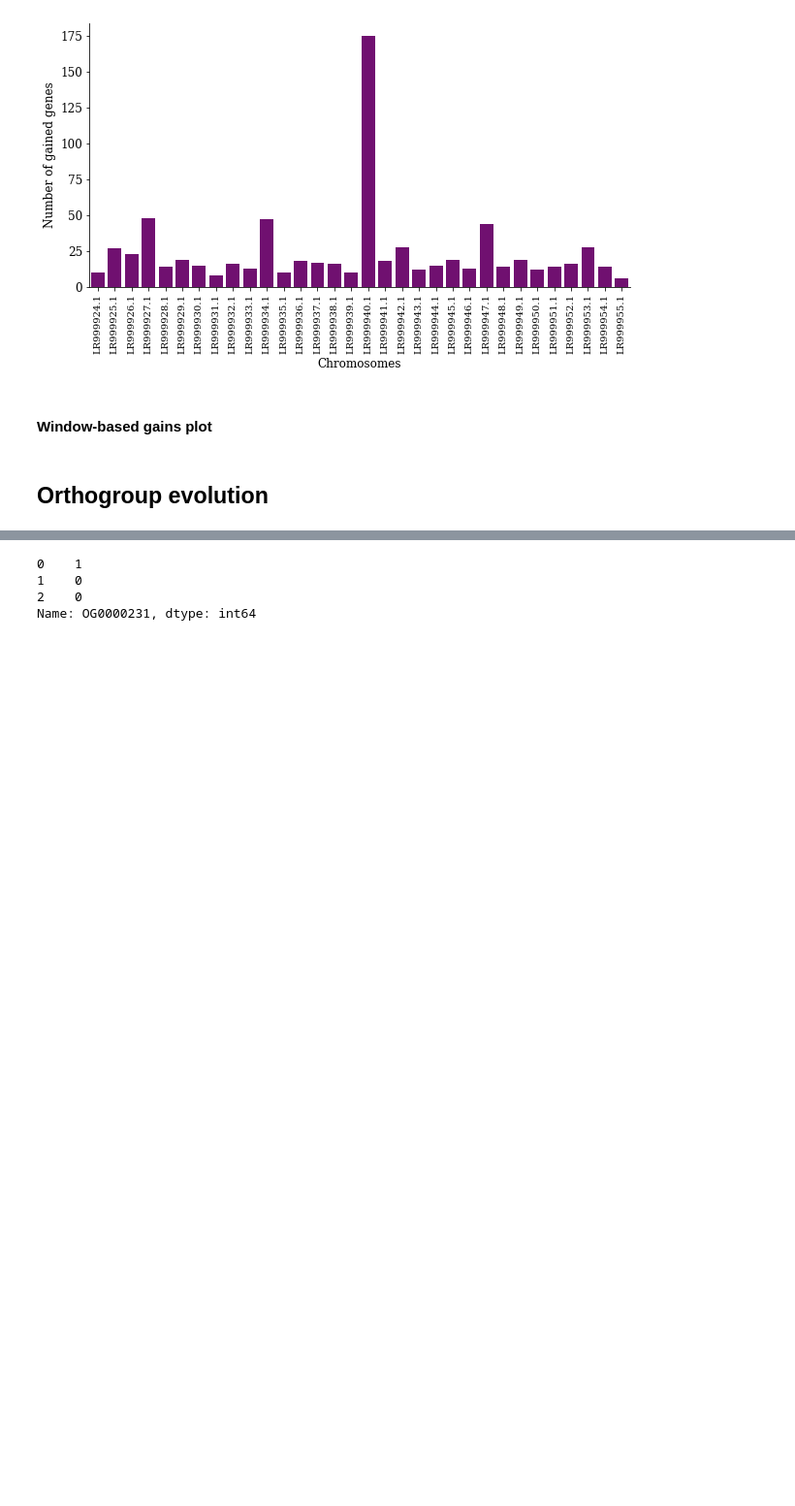
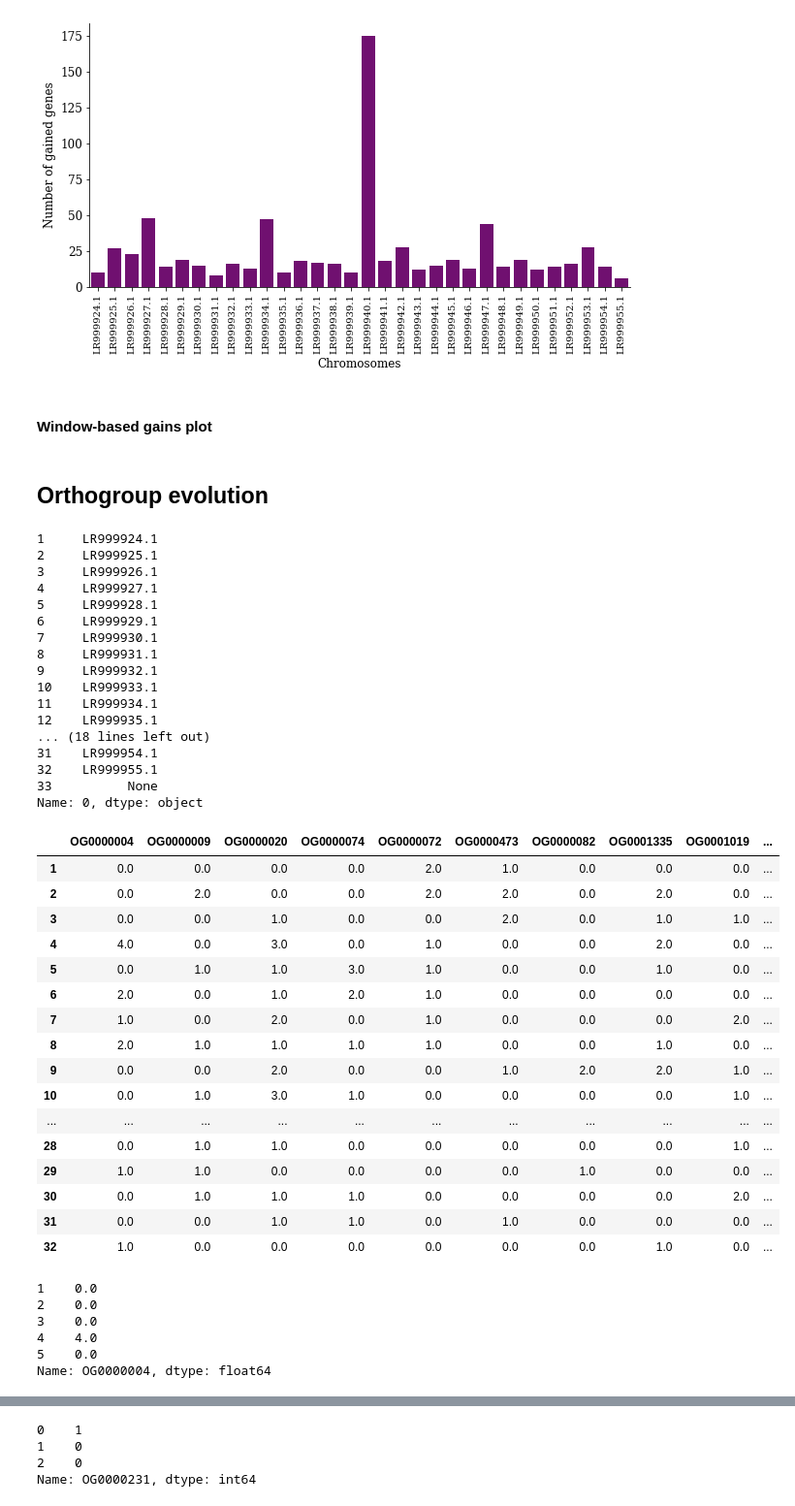
Before and after one commit to DaSh-bash/GenomeVanessa, a Jupyter notebook: Figures/VanessaGenomeFigures.ipynb, the cells around one changed output, grey strips where cells are left out. Shown: that part at 97% size. Cells and saved outputs as stored; diff of their text form; code cells hidden in the pictures; blank space fills up the shorter version.

```diff
--- a/Figures/VanessaGenomeFigures.ipynb
+++ b/Figures/VanessaGenomeFigures.ipynb
@@ -722,3 +722,69 @@ plt.savefig("/Users/dariashipilina/Documents/GitHub/GenomeVanessa/VanessaAnnotat
 ## Orthogroup evolution
 # %%
 chrom = ['LR999924.1', 'LR999925.1', 'LR999925.1']
+# %%
+# create dataframe
+
+new = open("/Users/dariashipilina/Documents/GitHub/GenomeVanessa/OrthogroupSpatialAnanlysis/Orthogroup_Abundance_top20.tsv").read()
+split_ = new.split('\n')
+#print(split_[1])
+eigve_array=[]
+#print(split_file2[2])
+for i in split_:
+    #print(i)
+    ii=i.split()
+    #print(ii)
+    eigve_array+=[ii]
+
+dfr=pd.DataFrame(eigve_array)
+new_header = dfr.iloc[0] #grab the first row for the header
+dfr = dfr[1:] #take the data less the header row
+print(dfr[0])
+dfr.columns = new_header
+dfr = dfr.loc[ : , dfr.columns != 'chrom'].apply(pd.to_numeric, errors='coerce')
+dfr = dfr[:-1]
+dfr
+# %% [output]
+1     LR999924.1
+2     LR999925.1
+3     LR999926.1
+4     LR999927.1
+5     LR999928.1
+6     LR999929.1
+7     LR999930.1
+8     LR999931.1
+9     LR999932.1
+10    LR999933.1
+11    LR999934.1
+12    LR999935.1
+... (18 lines left out)
+31    LR999954.1
+32    LR999955.1
+33          None
+Name: 0, dtype: object
+|  | OG0000004 | OG0000009 | OG0000020 | OG0000074 | OG0000072 | OG0000473 | OG0000082 | OG0001335 | OG0001019 | ... |
+| 1 | 0.0 | 0.0 | 0.0 | 0.0 | 2.0 | 1.0 | 0.0 | 0.0 | 0.0 | ... |
+| 2 | 0.0 | 2.0 | 0.0 | 0.0 | 2.0 | 2.0 | 0.0 | 2.0 | 0.0 | ... |
+| 3 | 0.0 | 0.0 | 1.0 | 0.0 | 0.0 | 2.0 | 0.0 | 1.0 | 1.0 | ... |
+| 4 | 4.0 | 0.0 | 3.0 | 0.0 | 1.0 | 0.0 | 0.0 | 2.0 | 0.0 | ... |
+| 5 | 0.0 | 1.0 | 1.0 | 3.0 | 1.0 | 0.0 | 0.0 | 1.0 | 0.0 | ... |
+| 6 | 2.0 | 0.0 | 1.0 | 2.0 | 1.0 | 0.0 | 0.0 | 0.0 | 0.0 | ... |
+| 7 | 1.0 | 0.0 | 2.0 | 0.0 | 1.0 | 0.0 | 0.0 | 0.0 | 2.0 | ... |
+| 8 | 2.0 | 1.0 | 1.0 | 1.0 | 1.0 | 0.0 | 0.0 | 1.0 | 0.0 | ... |
+| 9 | 0.0 | 0.0 | 2.0 | 0.0 | 0.0 | 1.0 | 2.0 | 2.0 | 1.0 | ... |
+| 10 | 0.0 | 1.0 | 3.0 | 1.0 | 0.0 | 0.0 | 0.0 | 0.0 | 1.0 | ... |
+| ... | ... | ... | ... | ... | ... | ... | ... | ... | ... | ... |
+| 28 | 0.0 | 1.0 | 1.0 | 0.0 | 0.0 | 0.0 | 0.0 | 0.0 | 1.0 | ... |
+| 29 | 1.0 | 1.0 | 0.0 | 0.0 | 0.0 | 0.0 | 1.0 | 0.0 | 0.0 | ... |
+| 30 | 0.0 | 1.0 | 1.0 | 1.0 | 0.0 | 0.0 | 0.0 | 0.0 | 2.0 | ... |
+| 31 | 0.0 | 0.0 | 1.0 | 1.0 | 0.0 | 1.0 | 0.0 | 0.0 | 0.0 | ... |
+| 32 | 1.0 | 0.0 | 0.0 | 0.0 | 0.0 | 0.0 | 0.0 | 1.0 | 0.0 | ... |
+# %%
+dfr['OG0000004'][0:5]
+# %% [output]
+1    0.0
+2    0.0
+3    0.0
+4    4.0
+5    0.0
+Name: OG0000004, dtype: float64
```
Also changed, not shown: parts of 19 cells of this notebook, 4 other files.
